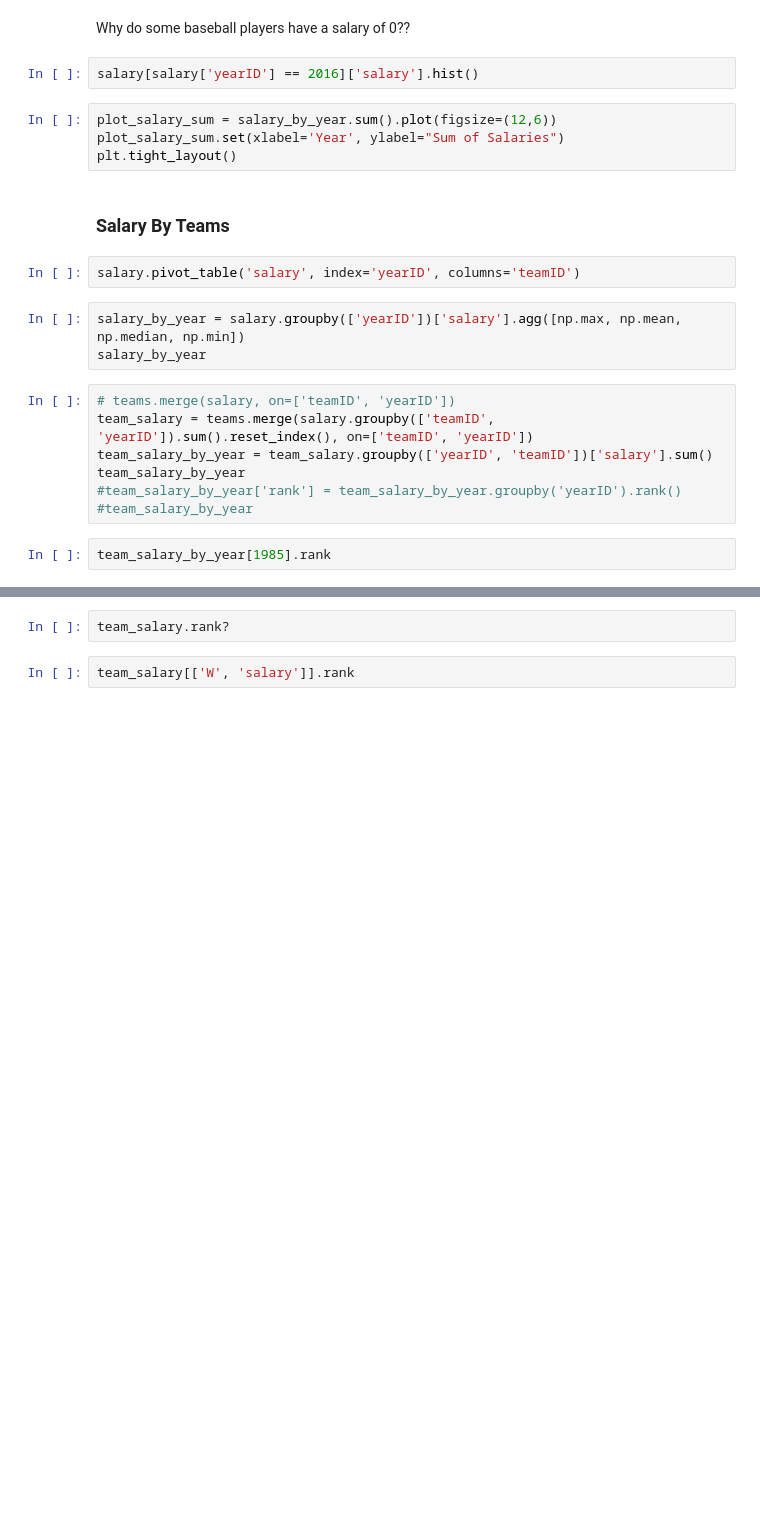
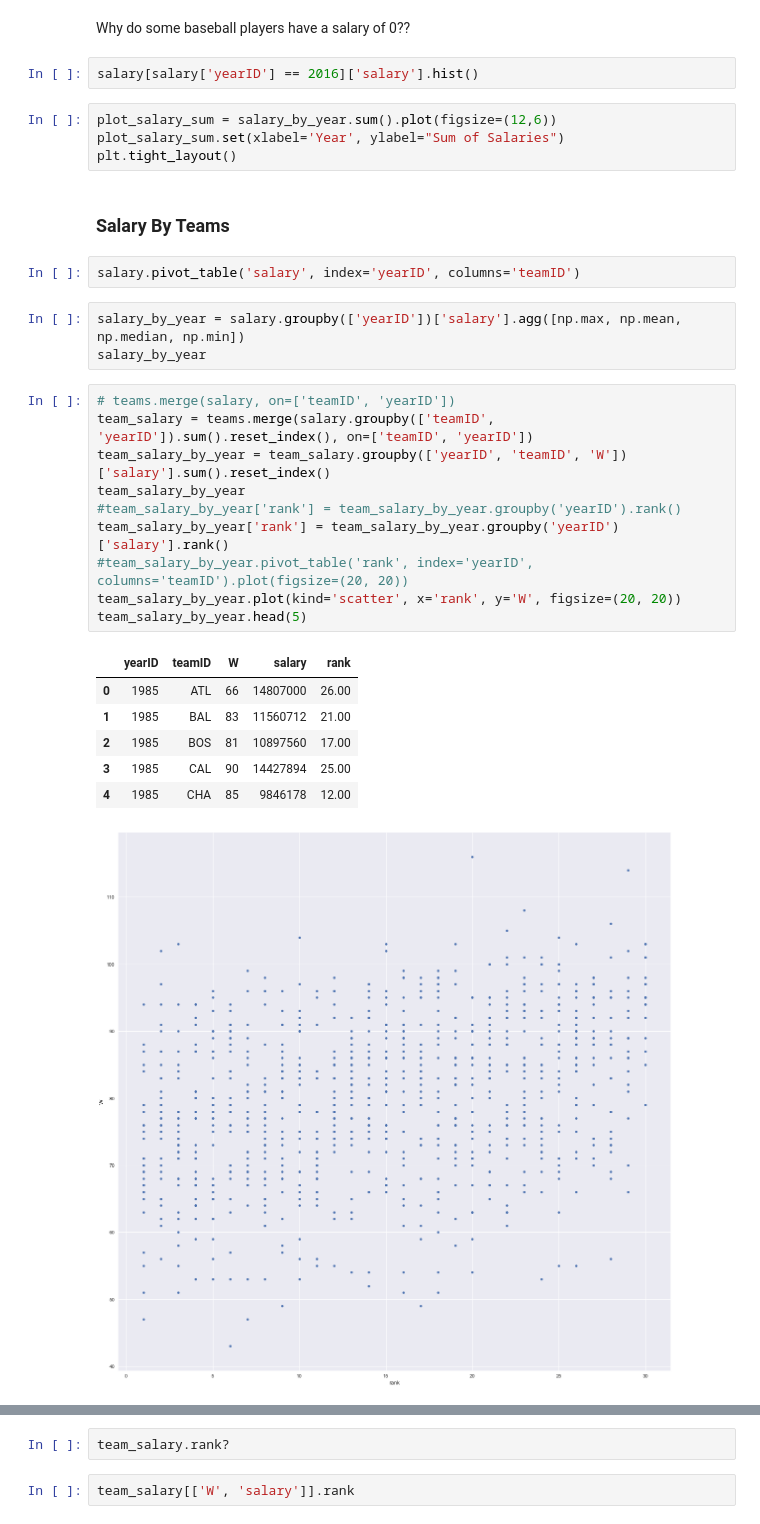
Before and after one commit to datruth29/Udacity-Data-Analyst-Nanodegree, a Jupyter notebook: dandp2-datasetreport/scratchbook.ipynb, the cells around one changed output, grey strips where cells are left out. Saved outputs shown, nothing was run; the diff lists cells and outputs as text; blank space fills up the shorter version.

```diff
--- a/dandp2-datasetreport/scratchbook.ipynb
+++ b/dandp2-datasetreport/scratchbook.ipynb
@@ -57,9 +62,18 @@ salary_by_year
 # %%
 # teams.merge(salary, on=['teamID', 'yearID'])
 team_salary = teams.merge(salary.groupby(['teamID', 'yearID']).sum().reset_index(), on=['teamID', 'yearID'])
-team_salary_by_year = team_salary.groupby(['yearID', 'teamID'])['salary'].sum()
+team_salary_by_year = team_salary.groupby(['yearID', 'teamID', 'W'])['salary'].sum().reset_index()
 team_salary_by_year
 #team_salary_by_year['rank'] = team_salary_by_year.groupby('yearID').rank()
-#team_salary_by_year
+team_salary_by_year['rank'] = team_salary_by_year.groupby('yearID')['salary'].rank()
+#team_salary_by_year.pivot_table('rank', index='yearID', columns='teamID').plot(figsize=(20, 20))
+team_salary_by_year.plot(kind='scatter', x='rank', y='W', figsize=(20, 20))
+team_salary_by_year.head(5)
+# %% [output]
+|  | yearID | teamID | W | salary | rank |
+| 0 | 1985 | ATL | 66 | 14807000 | 26.00 |
+| 1 | 1985 | BAL | 83 | 11560712 | 21.00 |
+| 2 | 1985 | BOS | 81 | 10897560 | 17.00 |
+| 3 | 1985 | CAL | 90 | 14427894 | 25.00 |
+| 4 | 1985 | CHA | 85 | 9846178 | 12.00 |
+[figure, added]
-# %%
-team_salary_by_year[1985].rank
```
Also changed, not shown: parts of 4 cells of this notebook.
